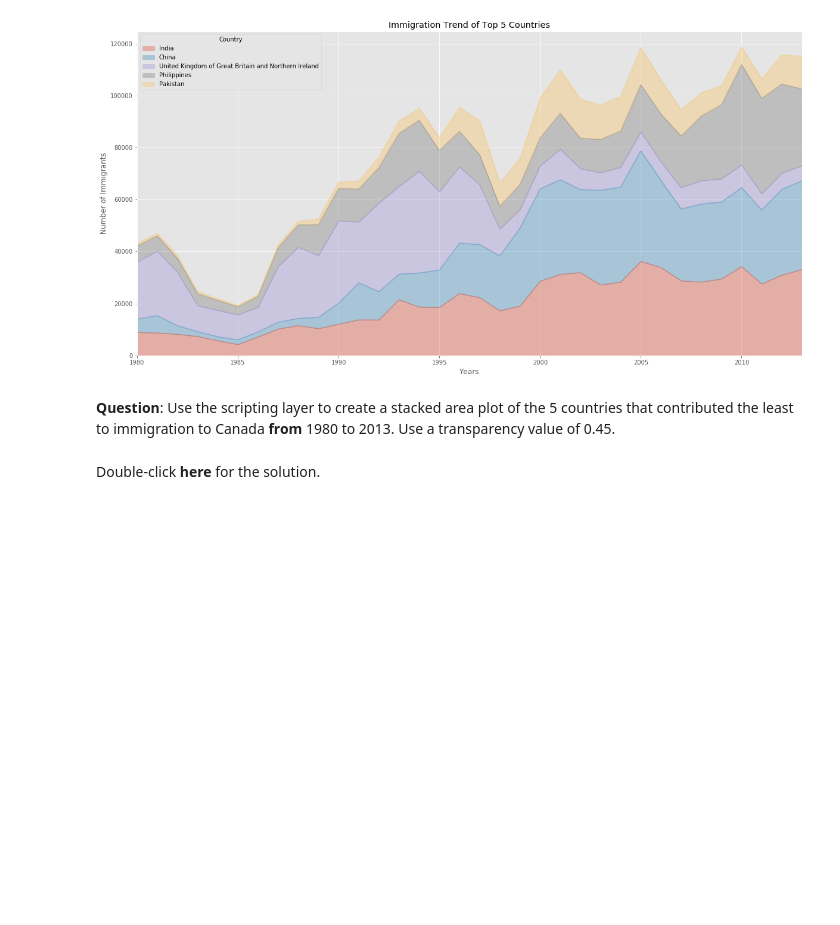
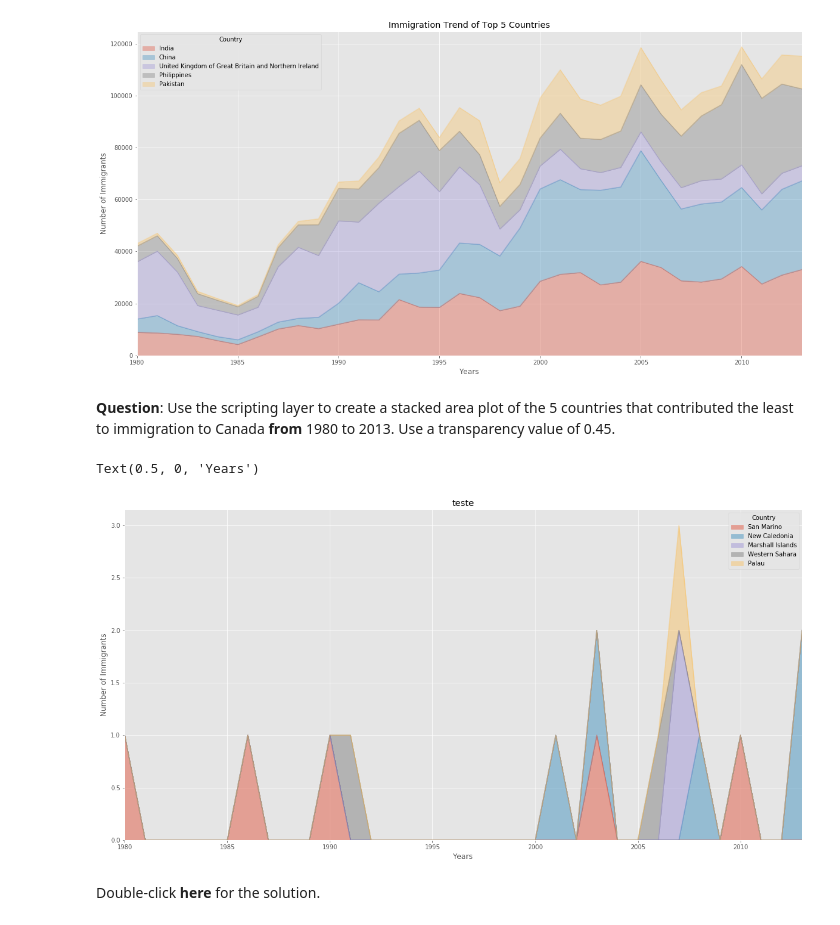
Before and after one commit to tuliocpa/Data_Science, a Jupyter notebook: Notebook 10 - Area Plots, Histograms, and Bar Plot.ipynb, the cells around one changed output. Cells and saved outputs as stored; diff of their text form; code cells hidden in the pictures; blank space fills up the shorter version.

```diff
--- a/Notebook 10 - Area Plots, Histograms, and Bar Plot.ipynb
+++ b/Notebook 10 - Area Plots, Histograms, and Bar Plot.ipynb
@@ -298,3 +296,22 @@ Text(0.5, 0, 'Years')
+# %%
+### type your answer here
+
+df_tail = df_can.tail()
+
+df_tail5 = df_tail[years].transpose()
+
+df_tail5.head()
+
+
+
+ax2 = df_tail5.plot(kind='area', alpha=0.45, figsize=(20,10))
+
+ax2.set_title('teste')
+ax2.set_ylabel("Number of Immigrants")
+ax2.set_xlabel('Years')
+# %% [output]
+Text(0.5, 0, 'Years')
+[figure, added]
 # %% [markdown]
 Double-click __here__ for the solution.
 <!-- The correct answer is:
```
Also changed, not shown: parts of 3 cells of this notebook.
